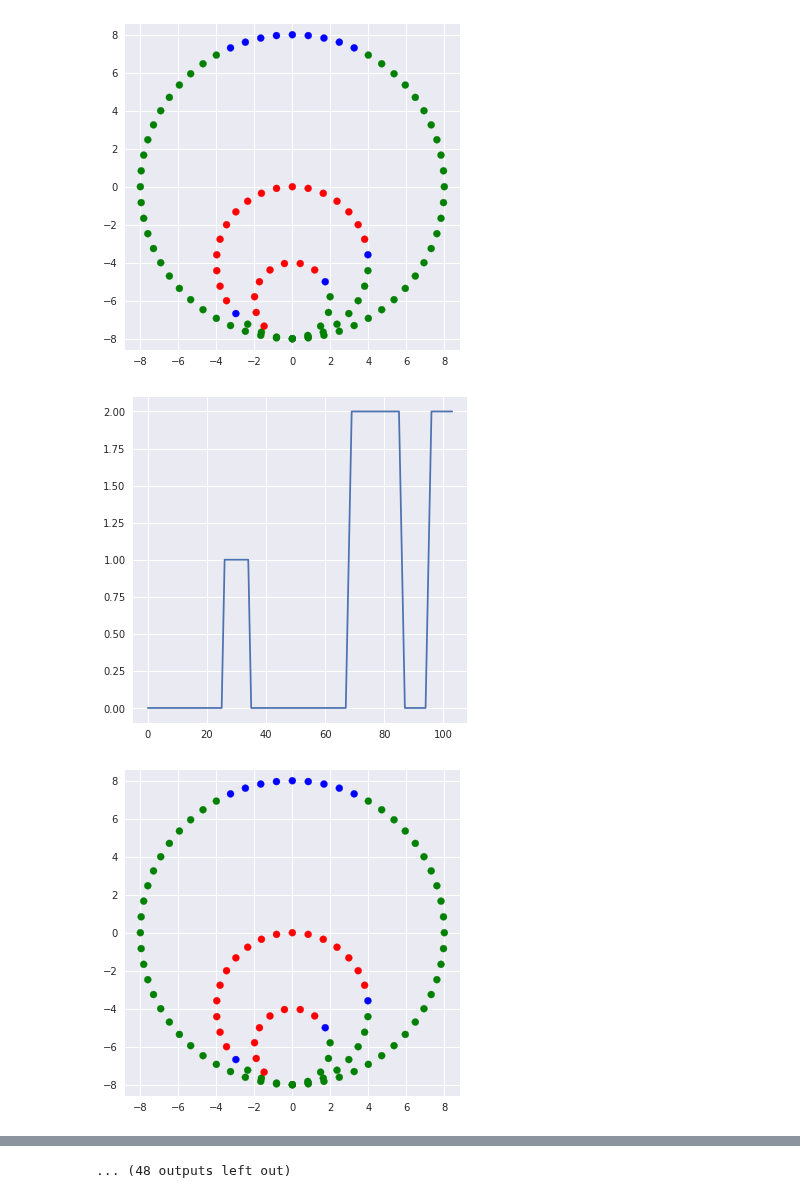
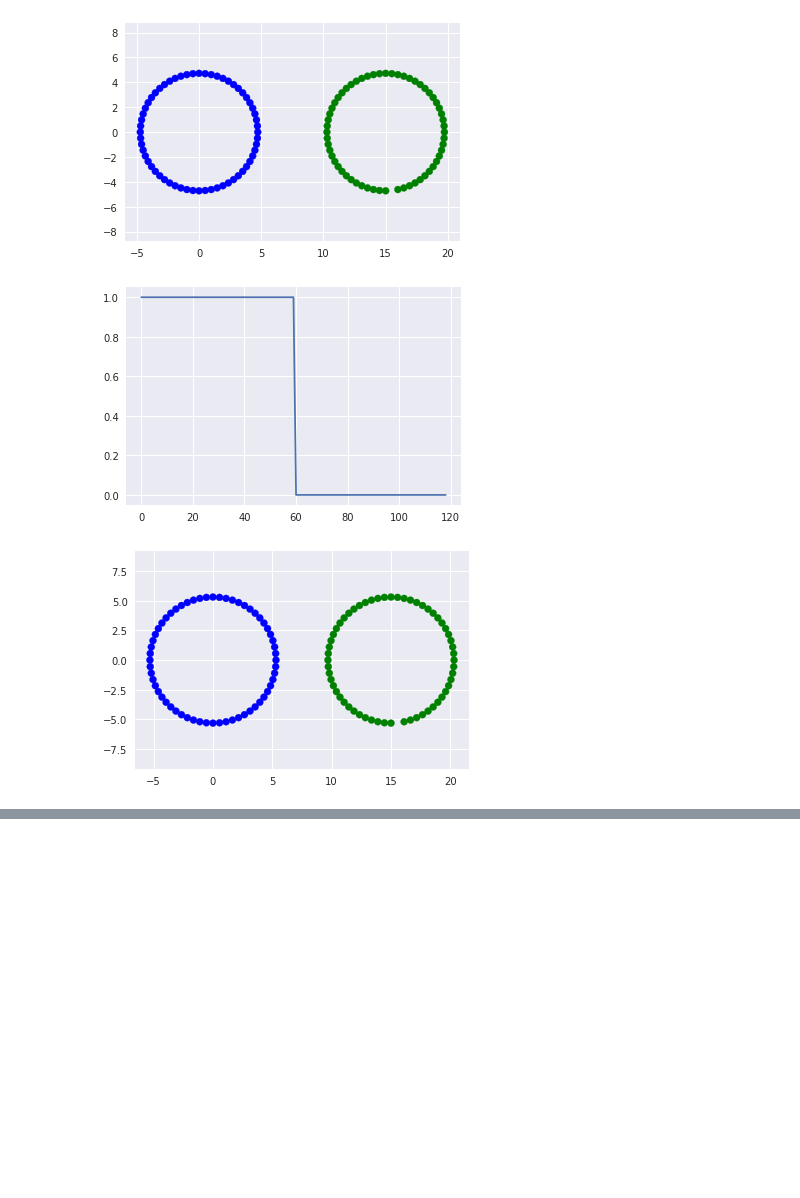
Before and after one commit to sharma-arjun/DirectedInfo-GAIL, a Jupyter notebook: IL/plots/plot_circle_trajectories.ipynb, the cells around one changed output, grey strips where cells are left out. Saved outputs shown, nothing was run; the diff lists cells and outputs as text; code cells hidden in the pictures; blank space fills up the shorter version.

```diff
--- a/IL/plots/plot_circle_trajectories.ipynb
+++ b/IL/plots/plot_circle_trajectories.ipynb
@@ -55,40 +55,46 @@ def softmax(x):
     else:
         raise ValueError("incorrect softmax input")
 
-def plot_circle(x_list, y_list, colors, title=''):
+def plot_circle(x_list, y_list, colors, title='', move_centre=False):
+    T = 60
+    if move_centre:
+        shift = 15
+        x_list_new = [x_list[i] + shift for i in range(T, len(x_list))]
+        x_list = x_list[:T] + x_list_new
     plt.scatter(x_list, y_list, color=colors)
     plt.axis('equal')
     plt.title(title)
     plt.show()
 
 
 # results_pkl_path = '../results/circle/vae/epoch_400_traj_40_meta_2_r_0.011_Aug_6_5_50_PM/results_cp_400.pkl'
 # results_pkl_path = '../results/vae/tmp/meta_1_traj_50_traj_len_180_policy_output_normalized_context_3_goal_1_history_5_epoch_1000_temperature_5_noisy_next_state_lr_1e-4/results_cp_500.pkl'
 # results_pkl_path = '../results/vae/tmp/meta_1_traj_50_traj_len_180_policy_output_normalized_context_2_goal_1_history_5_epoch_1000_temperature_5_noisy_next_state_lr_1e-4/results_605.pkl'
 # results_pkl_path = '../results/vae/tmp/meta_1_traj_50_traj_len_180_policy_output_normalized_context_2_goal_1_history_5_epoch_1000_temperature_5_no_noisy_next_state_lr_1e-4/results_cp_800.pkl'
 # results_pkl_path = '../results/vae/tmp/meta_1_traj_50_traj_len_180_policy_output_normalized_context_3_goal_1_history_5_epoch_1000_temperature_5_noisy_next_state/results_cp_1500.pkl'
-results_pkl_path = '../results/vae/tmp/meta_1_traj_50_traj_len_180_policy_output_normalized_context_3_goal_1_history_5_epoch_1000_temperature_5_noisy_next_state_lr_1e-4_different_omega/results_cp_800.pkl'
+results_pkl_path = '../results/circle/vae/traj_meta_1_traj_100_opposite_circles_equal_radii_epoch_1000_batch_64_1-cos_cos_wt_ratio_50/results_1000.pkl'
 
 with open(results_pkl_path, 'rb') as results_f:
     results_data = pickle.load(results_f)
 
 num_trajs = len(results_data['pred_traj_state'])
 context_colors = ['g', 'b', 'r', 'm', 'y', 'c', 'k', 'w']
 #markers = ['.', 'v', 'o', 's']
 
 x_pos_list, y_pos_list, c_list = [], [], []
 for i in range(num_trajs):
     traj_state = results_data['pred_traj_state'][i]
     traj_action = results_data['pred_traj_action'][i]
     traj_context = results_data['pred_context'][i]
     traj_context = np.reshape(traj_context, (traj_state.shape[0], -1))
     traj_context_label = np.argmax(traj_context, axis=1)
     traj_context_color = [context_colors[i] for i in traj_context_label]
     plot_circle(traj_state[:, 0].tolist(), traj_state[:, 1].tolist(),
-                traj_context_color)
+                traj_context_color,
+                move_centre=True)
     plt.plot(traj_context_label)
     plt.show()
 # %% [output]
-[figure, old version]
+[figure, new version]
-[figure, old version]
+[figure, new version]
-[figure, old version]
+[figure, new version]
@@ -104 +107,0 @@ for i in range(num_trajs):
-... (48 outputs left out)
```
Also changed, not shown: parts of 1 cell of this notebook, 2 other files.
